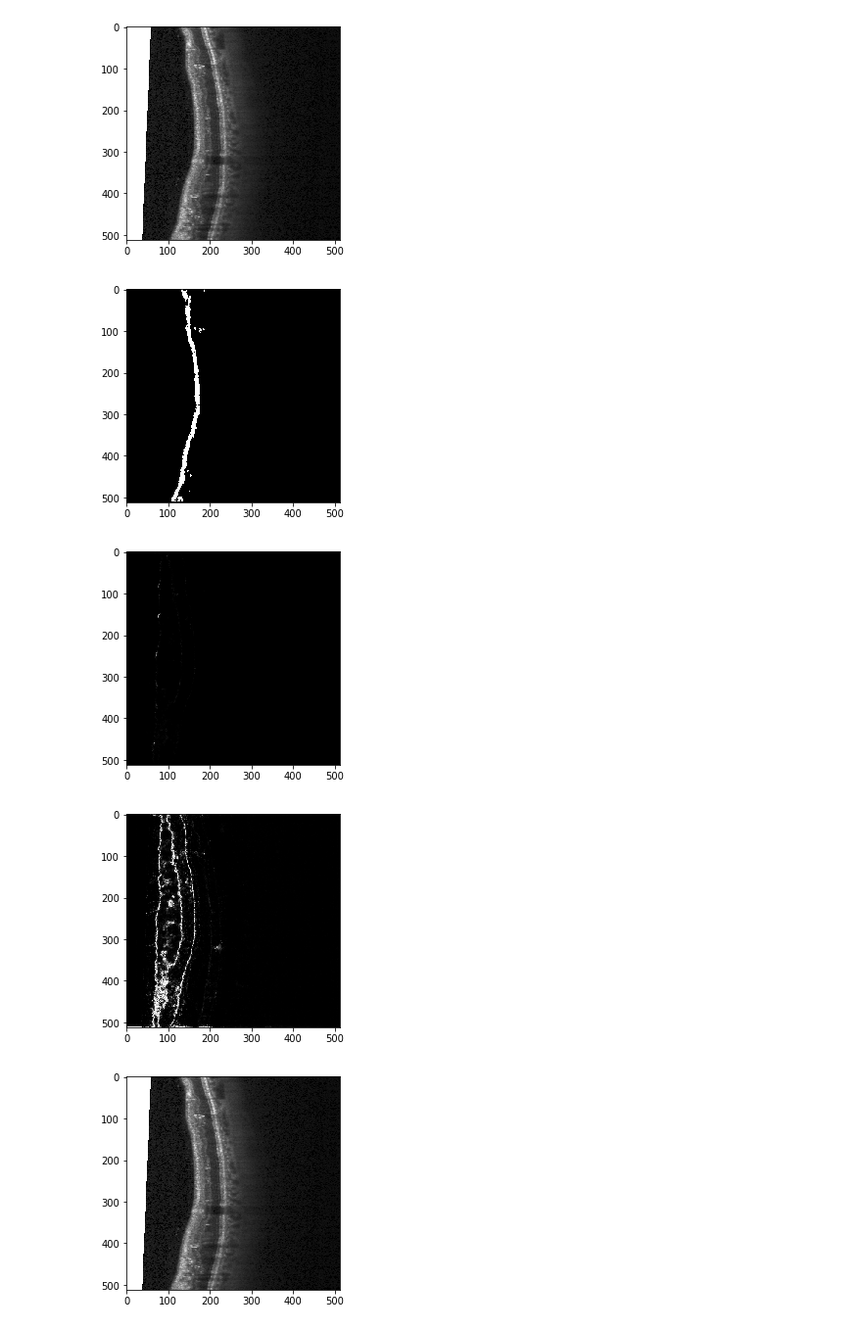
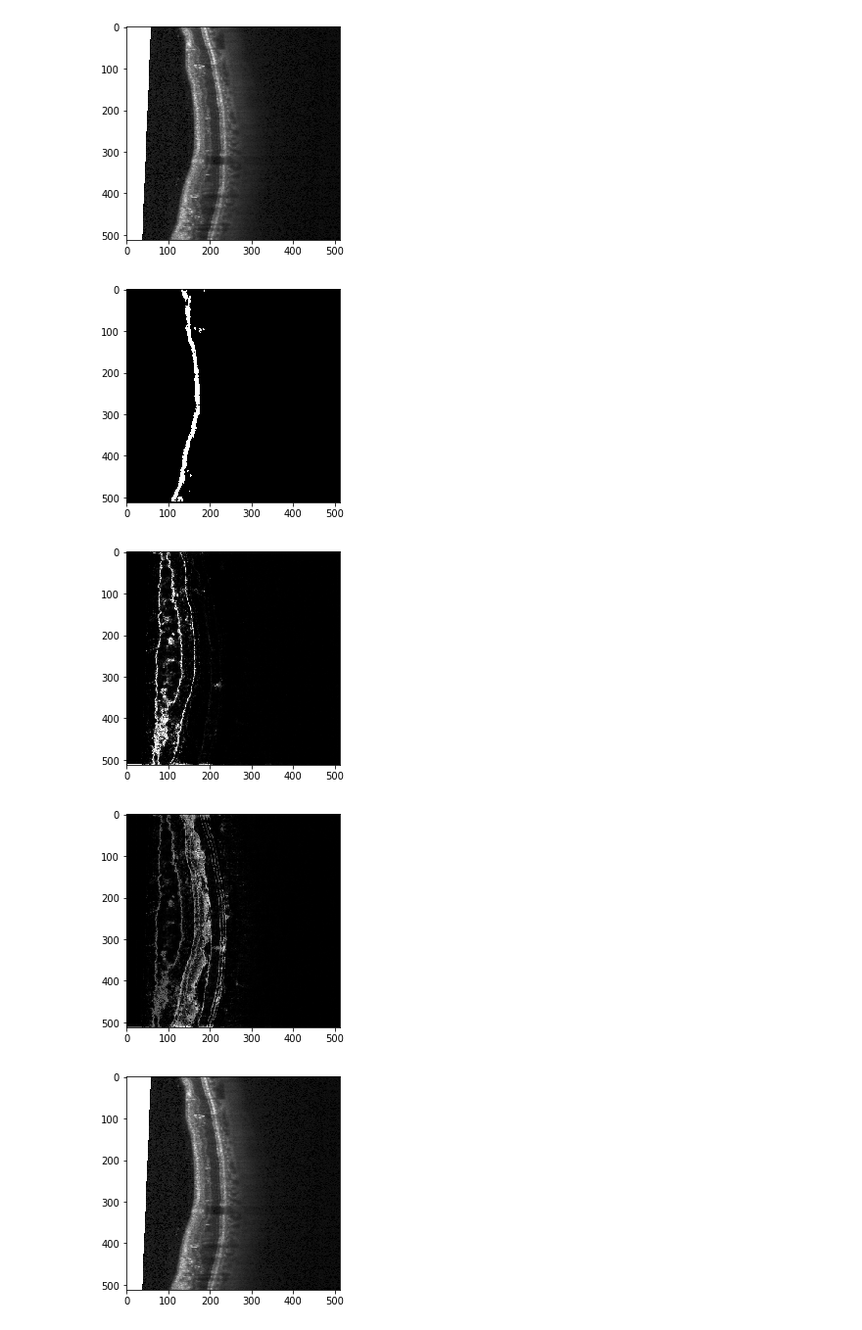
Before and after one commit to magnusja/RelayNet, a Jupyter notebook: prediction.ipynb, the cells around one changed output. Shown at 98% size. Saved outputs shown, nothing was run; the diff lists cells and outputs as text; code cells hidden in the pictures.

Commit message:
per class entropy vs overall entropy

```diff
--- a/prediction.ipynb
+++ b/prediction.ipynb
@@ -49,28 +49,26 @@ relay_net = RelayNet(dropout_prob=0.3)
 relay_net.load_state_dict(torch.load('models_dropout/model-89.model'))
 relay_net = relay_net.cuda()
 # %%
-avg, var, entropy = relay_net.predict(Variable(torch.Tensor(test_data.X[11:12]).cuda(),volatile=True))
-avg, var, entropy
+avg, per_class_entropy, overall_entropy = relay_net.predict(Variable(torch.Tensor(test_data.X[11:12]).cuda(),volatile=True))
 
-idx = np.argmax(avg,1)
+idx = np.argmax(avg,0)
 idx = np.squeeze(idx==2)
 plt.imshow(idx)
 plt.show()
-
-plt.imshow(np.squeeze(var)[1])
+plt.imshow(np.squeeze(per_class_entropy)[1])
 plt.show()
 
-plt.imshow(np.squeeze(entropy)[1])
+plt.imshow(np.squeeze(overall_entropy))
 plt.show()
 
 img_test = test_data.X[11:12]
 img_test = np.squeeze(img_test)
 plt.imshow(img_test)
 plt.show()
 
 del relay_net
 # %% [output]
 [figure]
-[figure, old version]
+[figure, new version]
-[figure, old version]
+[figure, new version]
 [figure]
```
Also changed, not shown: 1 other file.
